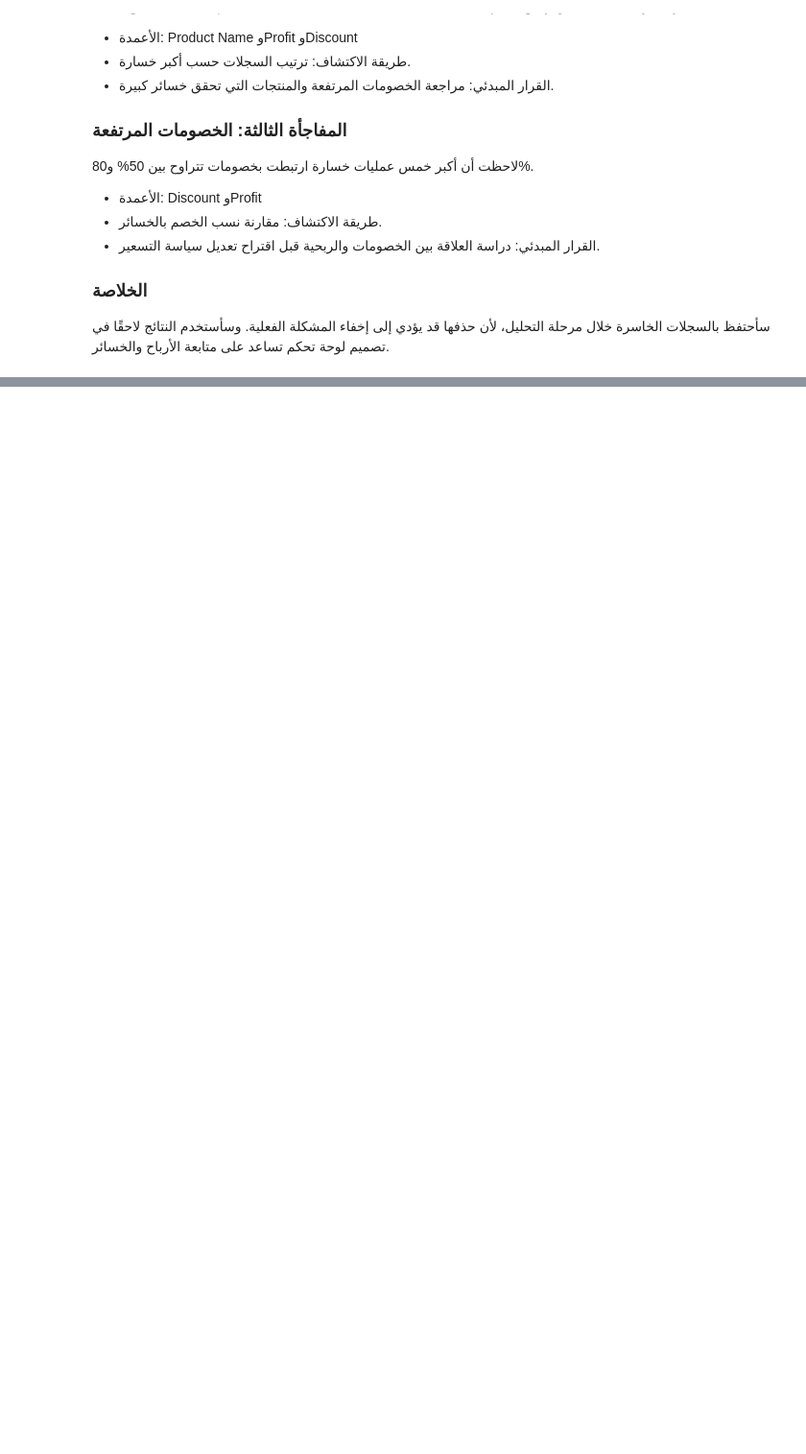
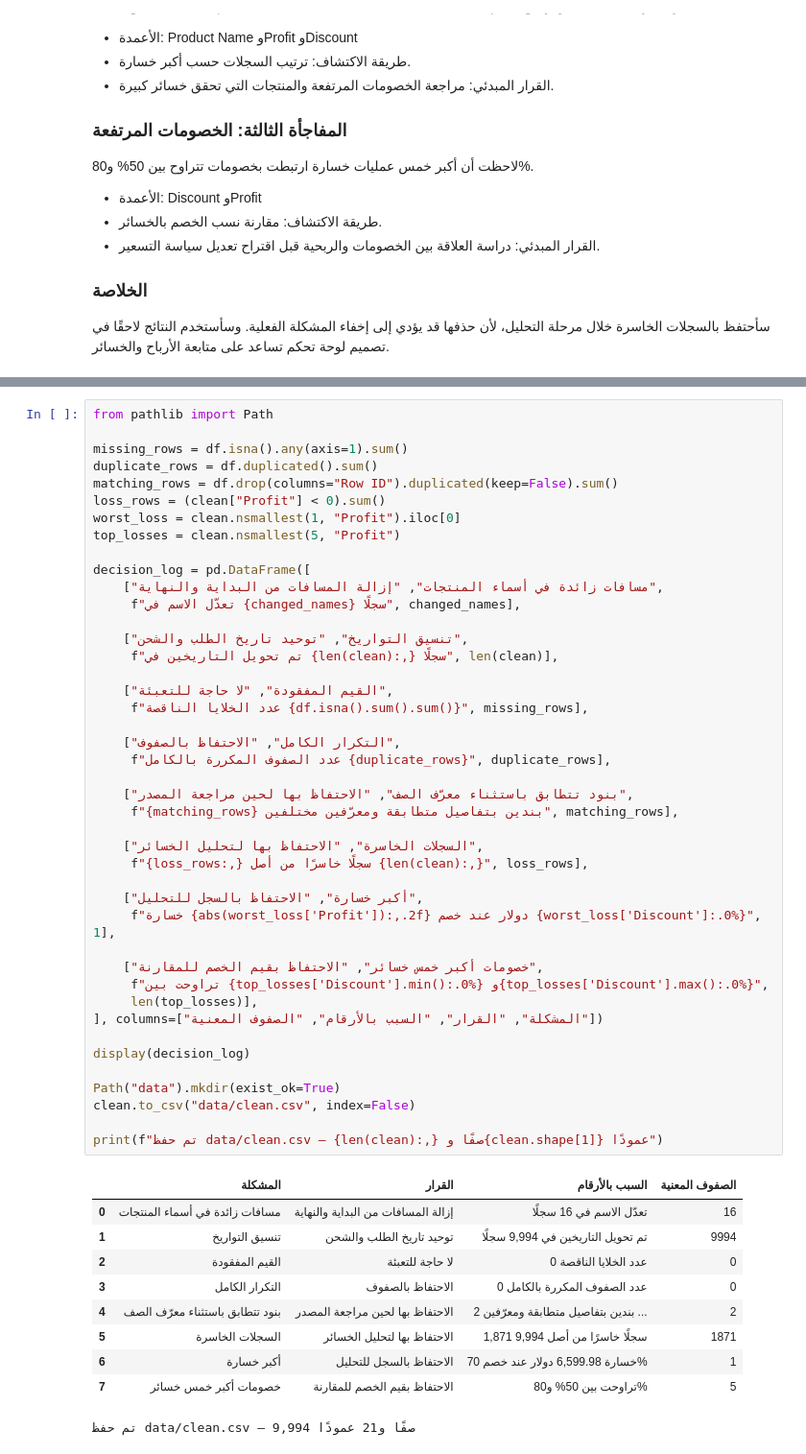
Before and after one commit to amadawi79-commits/superstore-profit-analysis, a Jupyter notebook: notebook.ipynb, the cells around one changed output, grey strips where cells are left out. Shown at 96% size. Saved outputs shown, nothing was run; the diff lists cells and outputs as text; blank space fills up the shorter version.

```diff
--- a/notebook.ipynb
+++ b/notebook.ipynb
@@ -340,0 +361,54 @@ Cubify CubeX 3D Printer
+# %%
+from pathlib import Path
+
+missing_rows = df.isna().any(axis=1).sum()
+duplicate_rows = df.duplicated().sum()
+matching_rows = df.drop(columns="Row ID").duplicated(keep=False).sum()
+loss_rows = (clean["Profit"] < 0).sum()
+worst_loss = clean.nsmallest(1, "Profit").iloc[0]
+top_losses = clean.nsmallest(5, "Profit")
+
+decision_log = pd.DataFrame([
+    ["مسافات زائدة في أسماء المنتجات", "إزالة المسافات من البداية والنهاية",
+     f"تعدّل الاسم في {changed_names} سجلًا", changed_names],
+
+    ["تنسيق التواريخ", "توحيد تاريخ الطلب والشحن",
+     f"تم تحويل التاريخين في {len(clean):,} سجلًا", len(clean)],
+
+    ["القيم المفقودة", "لا حاجة للتعبئة",
+     f"عدد الخلايا الناقصة {df.isna().sum().sum()}", missing_rows],
+
+    ["التكرار الكامل", "الاحتفاظ بالصفوف",
+     f"عدد الصفوف المكررة بالكامل {duplicate_rows}", duplicate_rows],
+
+    ["بنود تتطابق باستثناء معرّف الصف", "الاحتفاظ بها لحين مراجعة المصدر",
+     f"{matching_rows} بندين بتفاصيل متطابقة ومعرّفين مختلفين", matching_rows],
+
+    ["السجلات الخاسرة", "الاحتفاظ بها لتحليل الخسائر",
+     f"{loss_rows:,} سجلًا خاسرًا من أصل {len(clean):,}", loss_rows],
+
+    ["أكبر خسارة", "الاحتفاظ بالسجل للتحليل",
+     f"خسارة {abs(worst_loss['Profit']):,.2f} دولار عند خصم {worst_loss['Discount']:.0%}", 1],
+
+    ["خصومات أكبر خمس خسائر", "الاحتفاظ بقيم الخصم للمقارنة",
+     f"تراوحت بين {top_losses['Discount'].min():.0%} و{top_losses['Discount'].max():.0%}",
+     len(top_losses)],
+], columns=["المشكلة", "القرار", "السبب بالأرقام", "الصفوف المعنية"])
+
+display(decision_log)
+
+Path("data").mkdir(exist_ok=True)
+clean.to_csv("data/clean.csv", index=False)
+
+print(f"تم حفظ data/clean.csv — {len(clean):,} صفًا و{clean.shape[1]} عمودًا")
+# %% [output]
+|  | المشكلة | القرار | السبب بالأرقام | الصفوف المعنية |
+| 0 | مسافات زائدة في أسماء المنتجات | إزالة المسافات من البداية والنهاية | تعدّل الاسم في 16 سجلًا | 16 |
+| 1 | تنسيق التواريخ | توحيد تاريخ الطلب والشحن | تم تحويل التاريخين في 9,994 سجلًا | 9994 |
+| 2 | القيم المفقودة | لا حاجة للتعبئة | عدد الخلايا الناقصة 0 | 0 |
+| 3 | التكرار الكامل | الاحتفاظ بالصفوف | عدد الصفوف المكررة بالكامل 0 | 0 |
+| 4 | بنود تتطابق باستثناء معرّف الصف | الاحتفاظ بها لحين مراجعة المصدر | 2 بندين بتفاصيل متطابقة ومعرّفين ... | 2 |
+| 5 | السجلات الخاسرة | الاحتفاظ بها لتحليل الخسائر | 1,871 سجلًا خاسرًا من أصل 9,994 | 1871 |
+| 6 | أكبر خسارة | الاحتفاظ بالسجل للتحليل | خسارة 6,599.98 دولار عند خصم 70% | 1 |
+| 7 | خصومات أكبر خمس خسائر | الاحتفاظ بقيم الخصم للمقارنة | تراوحت بين 50% و80% | 5 |
+تم حفظ data/clean.csv — 9,994 صفًا و21 عمودًا
```
Also changed, not shown: parts of 6 cells of this notebook.
